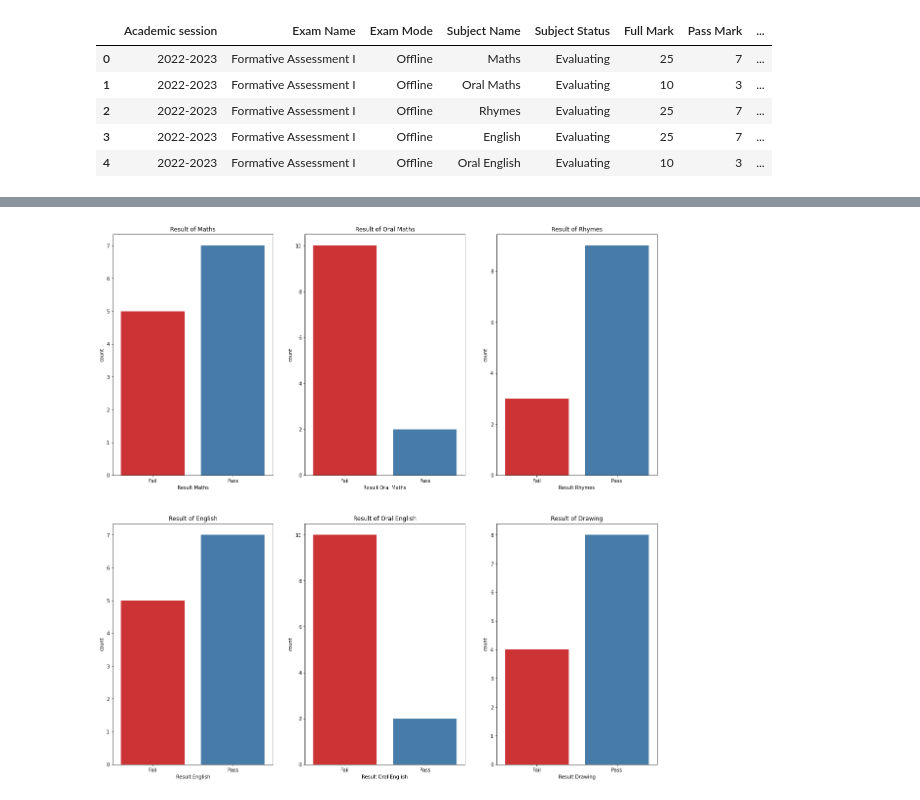
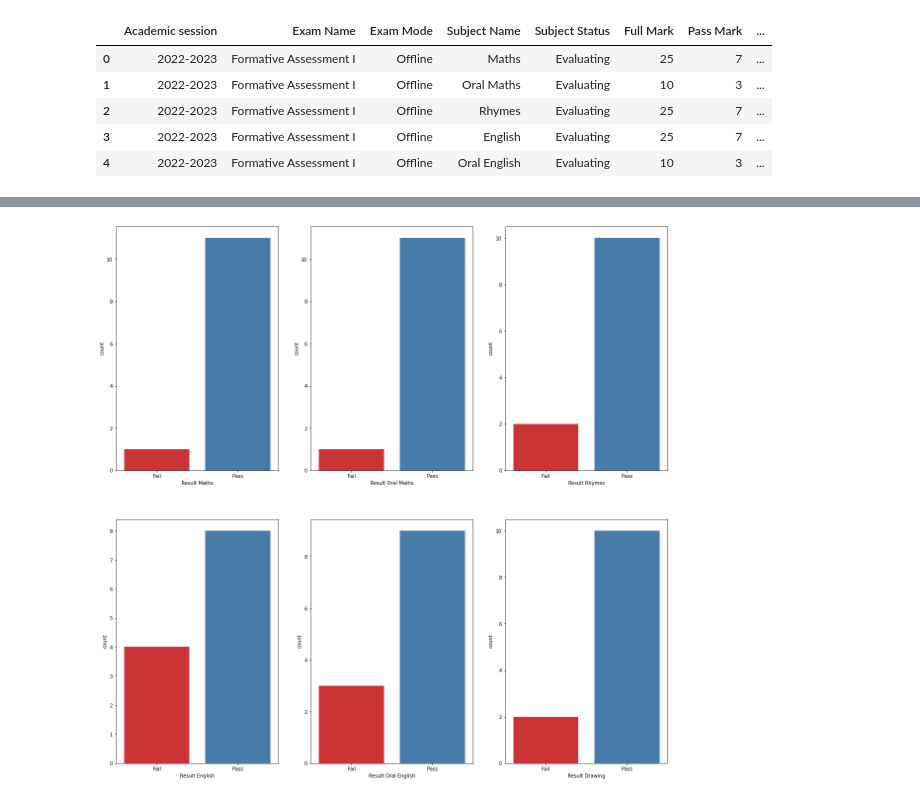
Before and after one commit to tek2991/Results, a Jupyter notebook: LKG/process.ipynb, the cells around one changed output, grey strips where cells are left out. Drawn from its saved outputs; the diff is of its cells as text; code cells hidden in the pictures.

```diff
--- a/LKG/process.ipynb
+++ b/LKG/process.ipynb
@@ -87,14 +75,22 @@ df_new
 for student in students:
     for exam in exams:
         for subject in subjects:
+            # full marks
+            full_mark = df.loc[(df['Exam Name'] == exam) & (df['Subject Name'] == subject), 'Full Mark'].iloc[0];
+            # pass marks
+            pass_mark = df.loc[(df['Exam Name'] == exam) & (df['Subject Name'] == subject), 'Pass Mark'].iloc[0];
             # Check if the row of the student esist in the dataframe
             if df.loc[(df['Student Name'] == student) & (df['Exam Name'] == exam) & (df['Subject Name'] == subject)].empty:
                 # If it doesn't exist, add 0 to the new dataframe
                 df_new.loc[df_new['Student Name'] == student, exam + '_' + subject] = 0;
+                df_new.loc[df_new['Student Name'] == student, exam + '_' + subject + '_total'] = full_mark;
+                df_new.loc[df_new['Student Name'] == student, exam + '_' + subject + '_pass'] = pass_mark;
             else:
                 # If it exists, get the row
                 row = df.loc[(df['Student Name'] == student) & (df['Exam Name'] == exam) & (df['Subject Name'] == subject)].iloc[0];
                 # Add the marks to the new dataframe
                 df_new.loc[df_new['Student Name'] == student, exam + '_' + subject] = row['Marks Secured'];
+                df_new.loc[df_new['Student Name'] == student, exam + '_' + subject + '_total'] = full_mark;
+                df_new.loc[df_new['Student Name'] == student, exam + '_' + subject + '_pass'] = pass_mark;
 df_new.head()
 # %% [output]
@@ -122,11 +118,18 @@ df_new.head()
 # %%
-# Calculate the weightage for each subject by taking the 40% from FA1, 40% from FA2 and 80% from Half Yearly
+# Calculate the weightage for each subject by taking the 20% from FA1, 20% from FA2 and 180% from Half Yearly
 for subject in subjects:
-    df_new['Weightage ' + subject] = df_new['Formative Assessment I_' + subject] * 0.4 + df_new['Formative Assessment-2_' + subject] * 0.4 + df_new['Half Yearly Exam_' + subject] * 0.8;
+    df_new['Weightage ' + subject] = df_new['Formative Assessment I_' + subject] * 0.2 + df_new['Formative Assessment-2_' + subject] * 0.2 + df_new['Half Yearly Exam_' + subject] * 1.8;
+    # Calculate the full weightage for each subject by taking the 20% from FA1, 20% from FA2 and 180% from Half Yearly
+    df_new['Weightage ' + subject + ' total'] = df_new['Formative Assessment I_' + subject + '_total'] * 0.2 + df_new['Formative Assessment-2_' + subject + '_total'] * 0.2 + df_new['Half Yearly Exam_' + subject + '_total'] * 1.8;
 # %%
 # Calculate the weightage result for each subject, pass if weightage is greater than 30 else fail
 for subject in subjects:
-    df_new['Result ' + subject] = np.where(df_new['Weightage ' + subject] >= 30, 'Pass', 'Fail');
+    # get the total full marks for each exam using a loop
+    total = 0;
+    for exam in exams:
+        total += df_new[exam + '_' + subject + '_total'].iloc[0];
+    # calculate the weightage result
+    df_new['Result ' + subject] = np.where(df_new['Weightage ' + subject] >= total * 0.3, 'Pass', 'Fail');
 # %%
 # Add a total column for the weightage
 df_new['Total Weightage'] = 0;
@@ -148,23 +151,25 @@ df_new.head()
 # Add a result column
 df_new['Result'] = '';
 
-# Count the no of subjects
-no_of_subjects = len(subjects);
+# Function to add all weightage subject total
+def add_total_weightage(row):
+    total = 0;
+    for subject in subjects:
+        total += row['Weightage ' + subject + ' total'];
+    return total;
 
-# Total full marks
-total_full_marks = no_of_subjects * 100;
 
 # Add the total marks column
-df_new['Total Marks'] = total_full_marks;
+df_new['Total Marks'] = df_new.apply(add_total_weightage, axis=1);
 
 # Calculate the percentage
 df_new['Percentage'] = df_new['Total Weightage'] / df_new['Total Marks'] * 100;
 
 # Pass if total weightage is greater than 30% of total full marks
-df_new.loc[df_new['Total Weightage'] > total_full_marks * 0.3, 'Result'] = 'Pass';
+df_new.loc[df_new['Total Weightage'] >= df_new['Total Marks'] * 0.3, 'Result'] = 'Pass';
 
 # Fail if total weightage is less than 30% of total full marks
-df_new.loc[df_new['Total Weightage'] <= total_full_marks * 0.3, 'Result'] = 'Fail';
+df_new.loc[df_new['Total Weightage'] < df_new['Total Marks'] * 0.3, 'Result'] = 'Fail';
 # %%
 # Calculate the rank
 df_new['Rank'] = df_new['Percentage'].rank(ascending=False);
@@ -212,9 +212,8 @@ df_new.to_excel('Result.xlsx', index=False);
 # %%
 # Combine the charts in one figure
 fig, axes = plt.subplots(2, 3, figsize=(20, 20));
 for i, subject in enumerate(subjects):
     sns.countplot(x='Result ' + subject, data=df_new, palette='Set1', order=['Fail', 'Pass'], ax=axes[i // 3, i % 3]);
-    axes[i // 3, i % 3].set_title('Result of ' + subject);
 plt.show();
 # %% [output]
-[figure, old version]
+[figure, new version]
```
Also changed, not shown: parts of 7 cells of this notebook, 7 other files.
